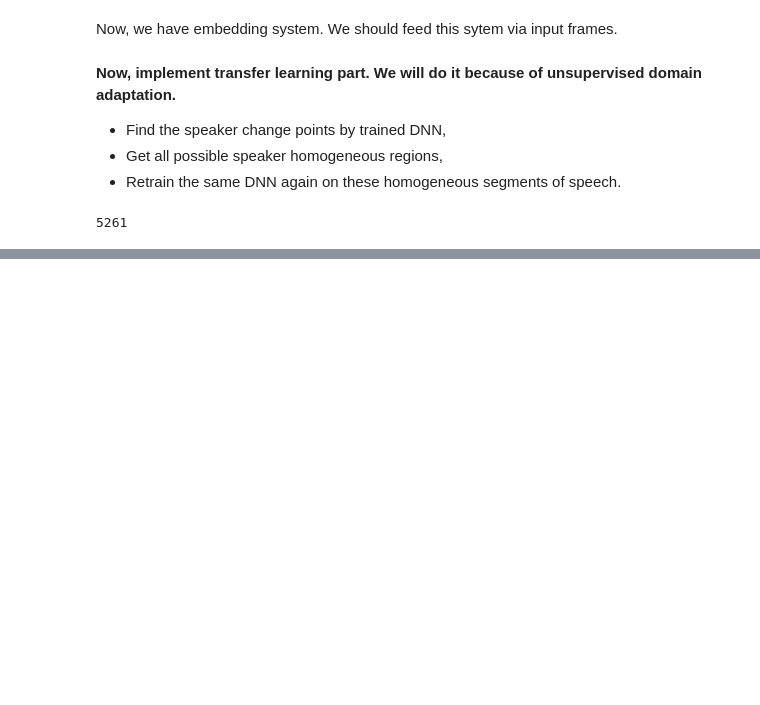
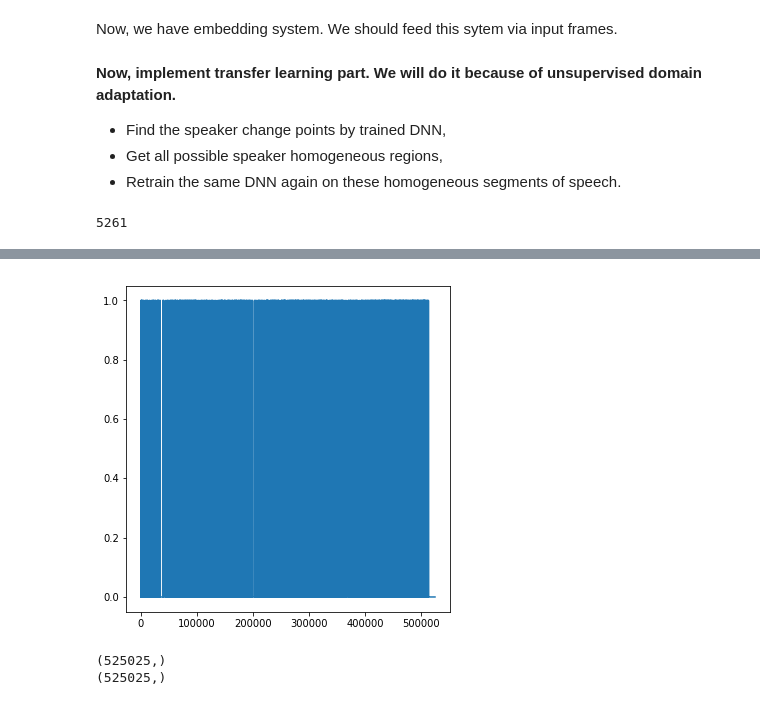
Before and after one commit to hedonistrh/SpChangeDetect, a Jupyter notebook: Speaker2Vec_dev.ipynb, the cells around one changed output, grey strips where cells are left out. Drawn from its saved outputs; the diff is of its cells as text; code cells hidden in the pictures; blank space fills up the shorter version.

```diff
--- a/Speaker2Vec_dev.ipynb
+++ b/Speaker2Vec_dev.ipynb
@@ -94,7 +91,5 @@ aa = wav_to_matrix("How to Read a Research Paper.mp3", 10, 25)
 # %%
 aa.shape
-# %%
-input_array, output_array = create_data_for_unsupervised('./small_audio/', 10, 25)
 # %%
 import librosa
 import os
@@ -473,0 +512,5 @@ pp.show()
+# %%
+pp.plot(grounth_truth_matrix("EN2001a", 10, 25))
+pp.show()
+# %% [output]
+[figure, added]
@@ -473,0 +520,6 @@ pp.show()
+# %%
+print (aa.shape)
+print (bb.shape)
+# %% [output]
+(525025,)
+(525025,)
```
Also changed, not shown: parts of 10 cells of this notebook.
